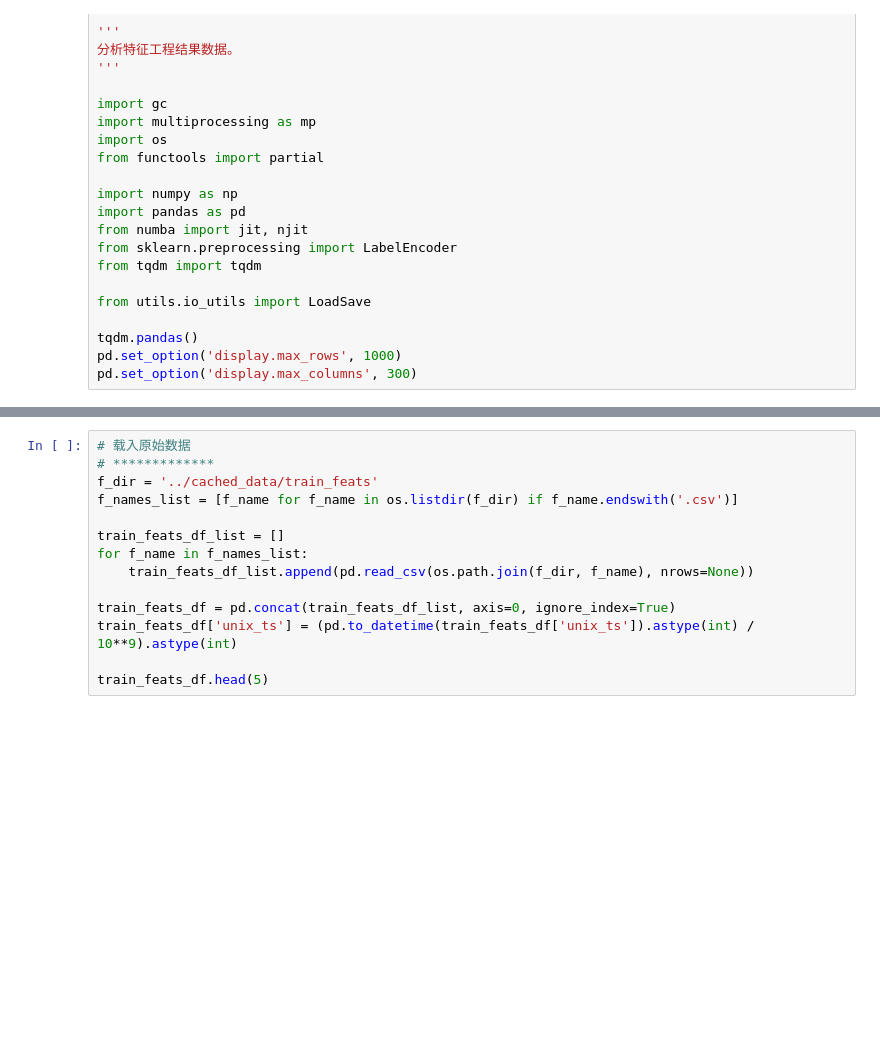
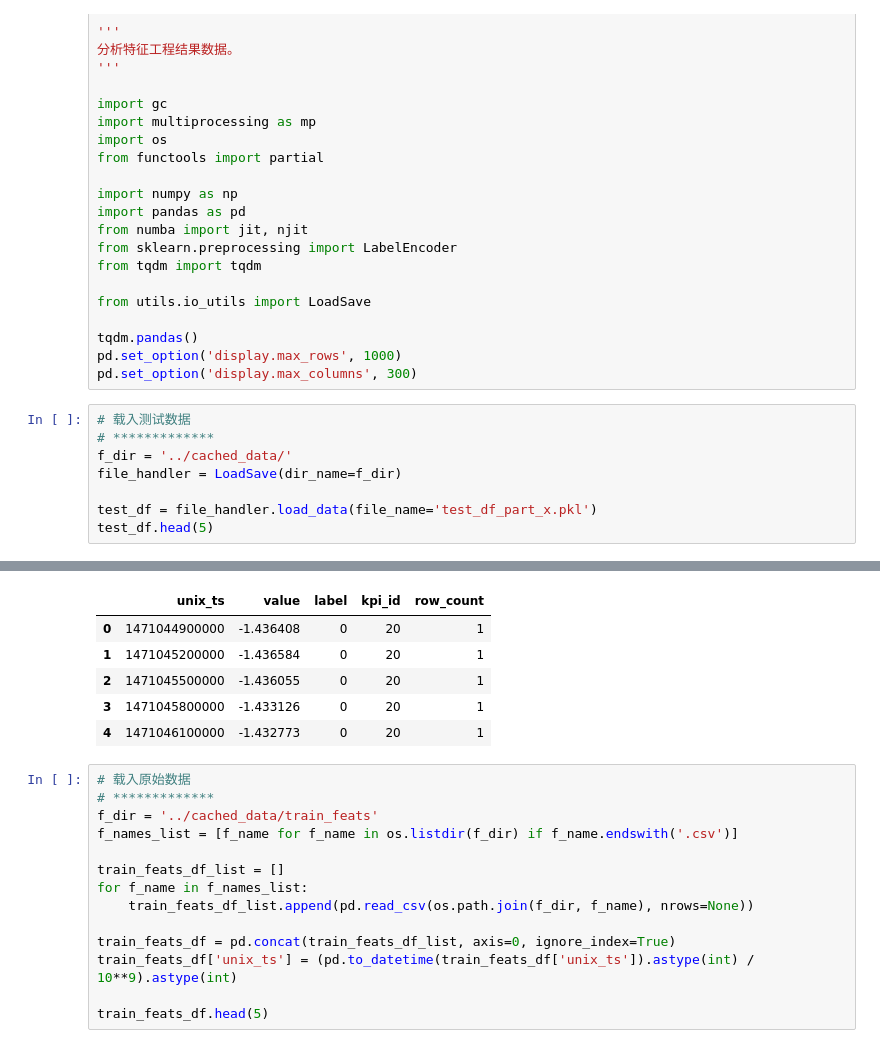
Before and after one commit to MichaelYin1994/netman-2018-kpi-anomaly-detection, a Jupyter notebook: src/explore_data.ipynb, the cells around one changed output, grey strips where cells are left out. Drawn from its saved outputs; the diff is of its cells as text; blank space fills up the shorter version.

```diff
--- a/src/explore_data.ipynb
+++ b/src/explore_data.ipynb
@@ -25,3 +25,12 @@ from utils.io_utils import LoadSave
 tqdm.pandas()
 pd.set_option('display.max_rows', 1000)
 pd.set_option('display.max_columns', 300)
+# %%
+# 载入测试数据
+# *************
+f_dir = '../cached_data/'
+file_handler = LoadSave(dir_name=f_dir)
+
+test_df = file_handler.load_data(file_name='test_df_part_x.pkl')
+test_df.head(5)
+# %% [output]
@@ -28,3 +38,9 @@ pd.set_option('display.max_columns', 300)
+|  | unix_ts | value | label | kpi_id | row_count |
+| 0 | 1471044900000 | -1.436408 | 0 | 20 | 1 |
+| 1 | 1471045200000 | -1.436584 | 0 | 20 | 1 |
+| 2 | 1471045500000 | -1.436055 | 0 | 20 | 1 |
+| 3 | 1471045800000 | -1.433126 | 0 | 20 | 1 |
+| 4 | 1471046100000 | -1.432773 | 0 | 20 | 1 |
 # %%
 # 载入原始数据
 # *************
```
Also changed, not shown: parts of 2 cells of this notebook, 23 other files.
